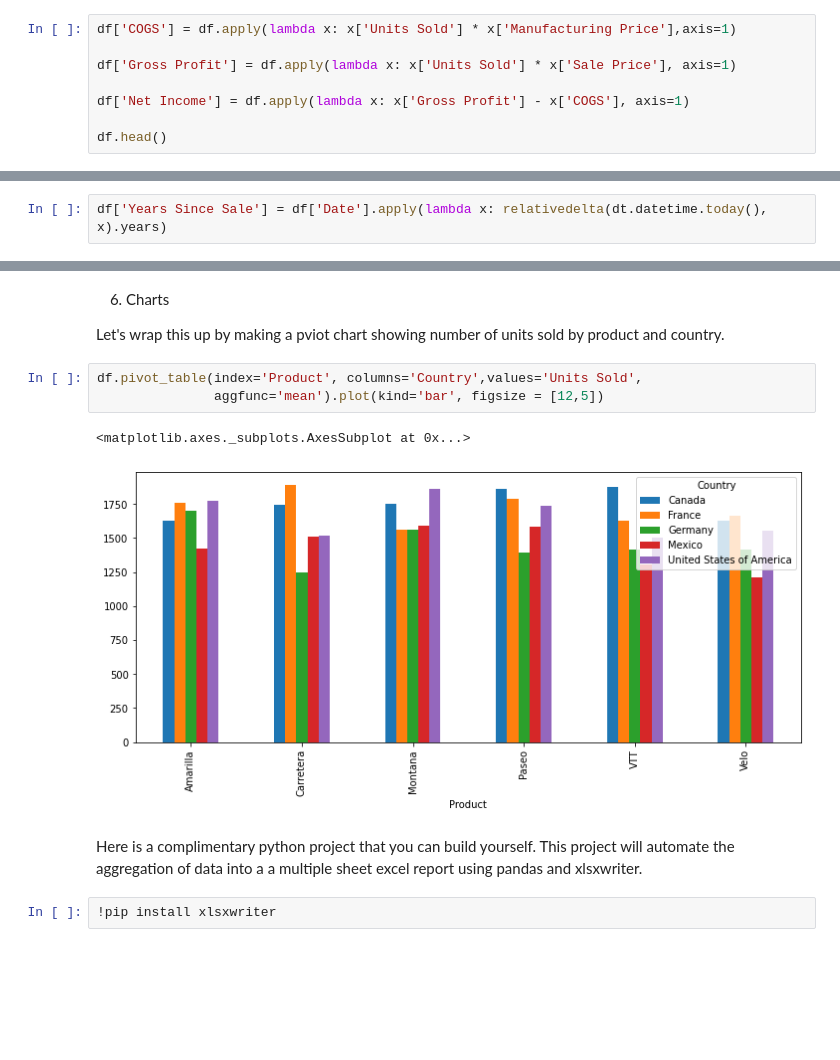
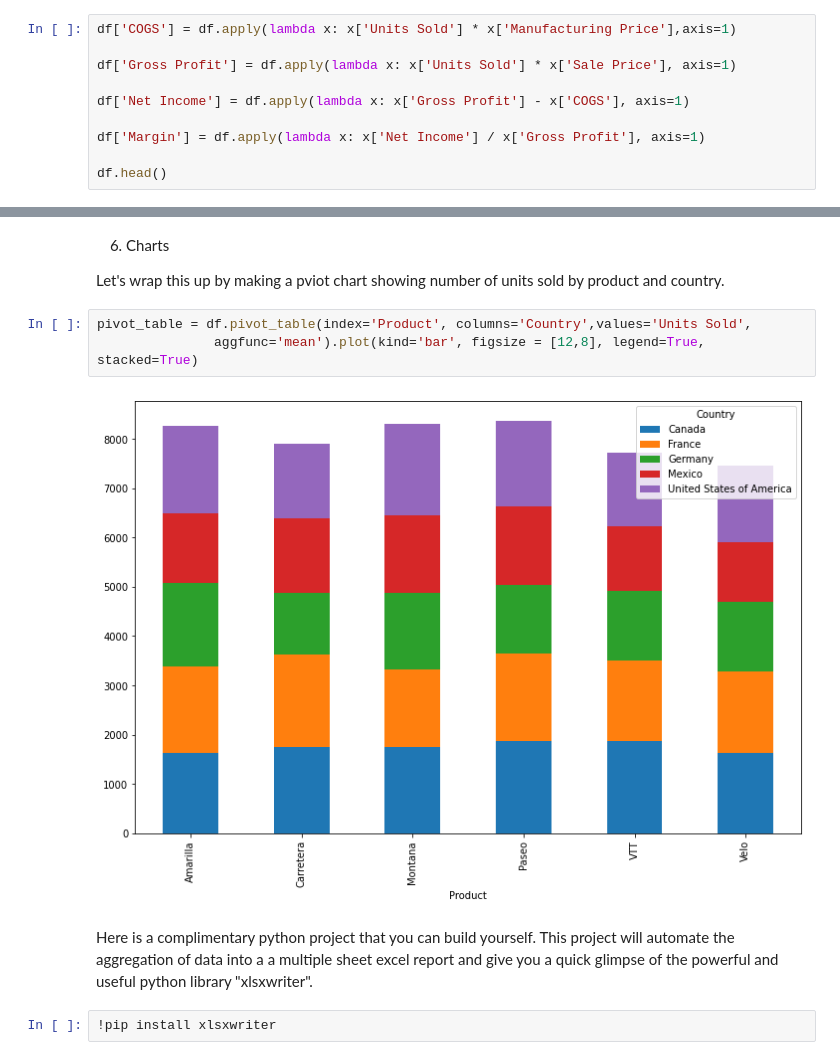
Before and after one commit to justinballas/Articles, a Jupyter notebook: Excel_Python_Article.ipynb, the cells around one changed output, grey strips where cells are left out. Saved outputs shown, nothing was run; the diff lists cells and outputs as text; blank space fills up the shorter version.

```diff
--- a/Excel_Python_Article.ipynb
+++ b/Excel_Python_Article.ipynb
@@ -50,5 +57,7 @@ df['Gross Profit'] = df.apply(lambda x: x['Units Sold'] * x['Sale Price'], axis=
 
 df['Net Income'] = df.apply(lambda x: x['Gross Profit'] - x['COGS'], axis=1)
 
+df['Margin'] = df.apply(lambda x: x['Net Income'] / x['Gross Profit'], axis=1)
+
 df.head()
 # %% [output]
@@ -68,4 +75,2 @@ To get something similar to Yearfrac() we can use the dateutil library to call t
-# %%
-df['Years Since Sale'] = df['Date'].apply(lambda x: relativedelta(dt.datetime.today(), x).years)
 # %% [markdown]
 let's take a look at what we did
@@ -312,13 +316,12 @@ df.pivot_table(index=['Product', 'Segment'], columns='Country', values='Units So
 
 Let's wrap this up by making a pviot chart showing number of units sold by product and country.
 # %%
-df.pivot_table(index='Product', columns='Country',values='Units Sold',
-               aggfunc='mean').plot(kind='bar', figsize = [12,5])
+pivot_table = df.pivot_table(index='Product', columns='Country',values='Units Sold',
+               aggfunc='mean').plot(kind='bar', figsize = [12,8], legend=True, stacked=True)
 # %% [output]
-<matplotlib.axes._subplots.AxesSubplot at 0x...>
-[figure, old version]
+[figure, new version]
 # %% [markdown]
-Here is a complimentary python project that you can build yourself. This project will automate the aggregation of data into a a multiple sheet excel report using pandas and xlsxwriter.
+Here is a complimentary python project that you can build yourself. This project will automate the aggregation of data into a a multiple sheet excel report and give you a quick glimpse of the powerful and useful python library "xlsxwriter".
 # %%
 !pip install xlsxwriter
 # %% [output]
```
Also changed, not shown: parts of 16 cells of this notebook.
